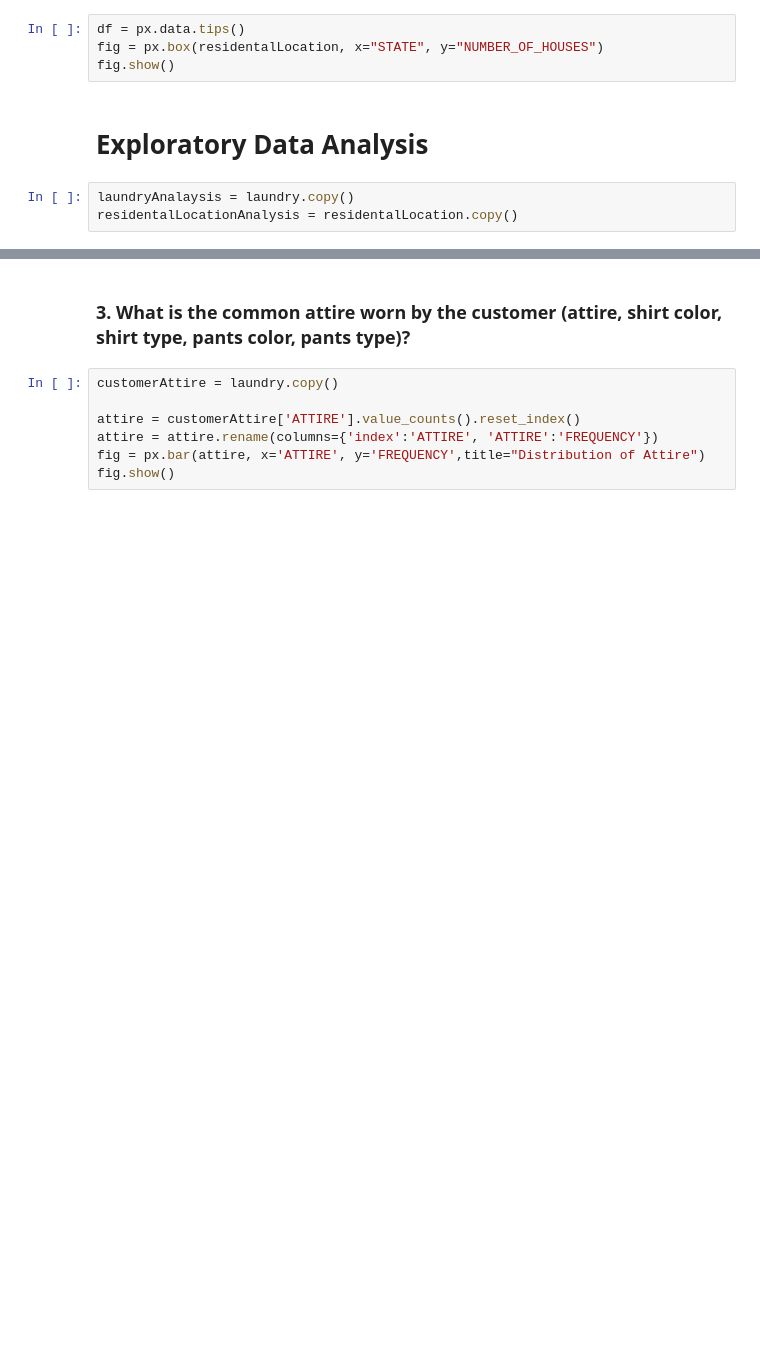
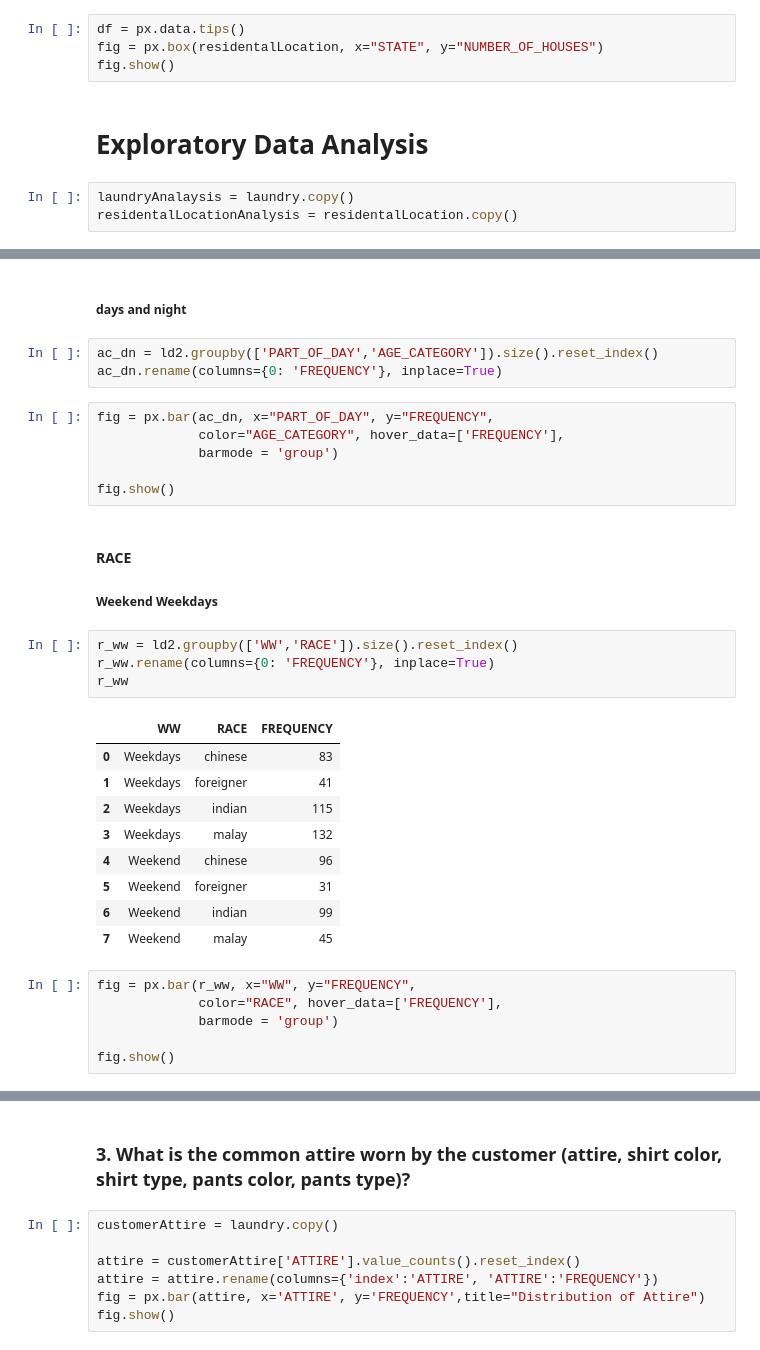
Before and after one commit to mzamfirdaus/dataminingproject, a Jupyter notebook: datapreprocessing.ipynb, the cells around one changed output, grey strips where cells are left out. Cells and saved outputs as stored; diff of their text form; blank space fills up the shorter version.

```diff
--- a/datapreprocessing.ipynb
+++ b/datapreprocessing.ipynb
@@ -448,0 +388,34 @@ fig.show()
+# %% [markdown]
+##### days and night
+# %%
+ac_dn = ld2.groupby(['PART_OF_DAY','AGE_CATEGORY']).size().reset_index()
+ac_dn.rename(columns={0: 'FREQUENCY'}, inplace=True)
+# %%
+fig = px.bar(ac_dn, x="PART_OF_DAY", y="FREQUENCY",
+             color="AGE_CATEGORY", hover_data=['FREQUENCY'],
+             barmode = 'group')
+
+fig.show()
+# %% [markdown]
+#### RACE
+##### Weekend Weekdays
+# %%
+r_ww = ld2.groupby(['WW','RACE']).size().reset_index()
+r_ww.rename(columns={0: 'FREQUENCY'}, inplace=True)
+r_ww
+# %% [output]
+|  | WW | RACE | FREQUENCY |
+| 0 | Weekdays | chinese | 83 |
+| 1 | Weekdays | foreigner | 41 |
+| 2 | Weekdays | indian | 115 |
+| 3 | Weekdays | malay | 132 |
+| 4 | Weekend | chinese | 96 |
+| 5 | Weekend | foreigner | 31 |
+| 6 | Weekend | indian | 99 |
+| 7 | Weekend | malay | 45 |
+# %%
+fig = px.bar(r_ww, x="WW", y="FREQUENCY",
+             color="RACE", hover_data=['FREQUENCY'],
+             barmode = 'group')
+
+fig.show()
```
Also changed, not shown: parts of 73 cells of this notebook.
